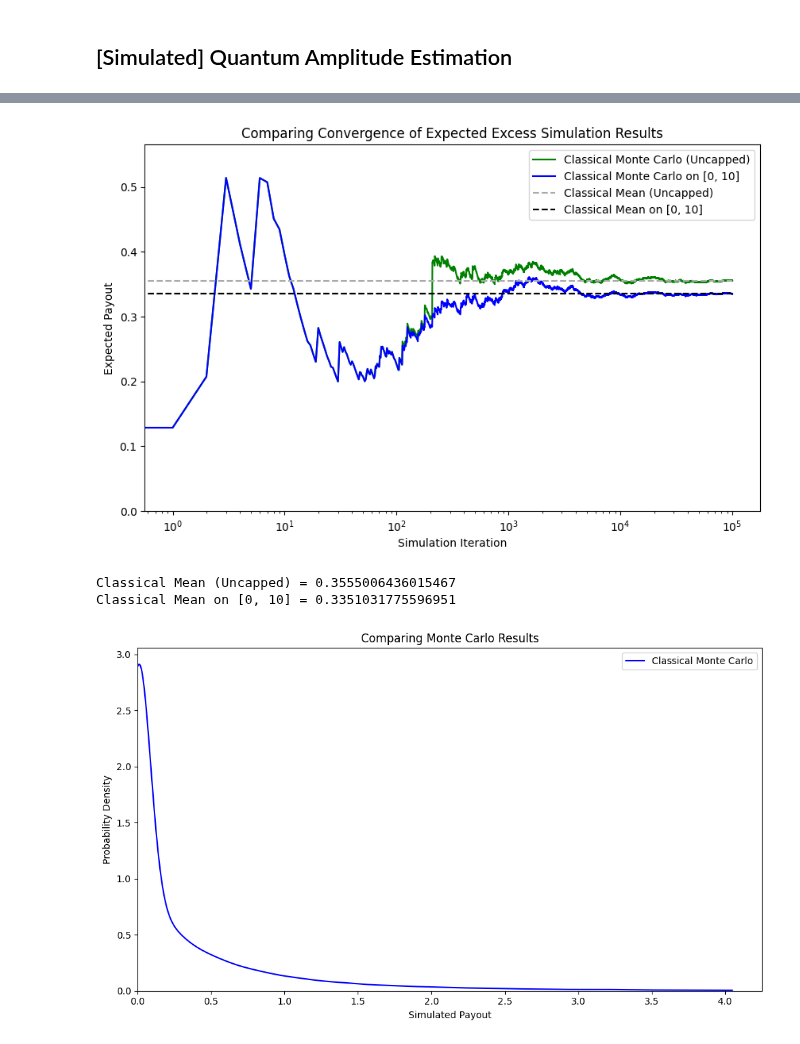
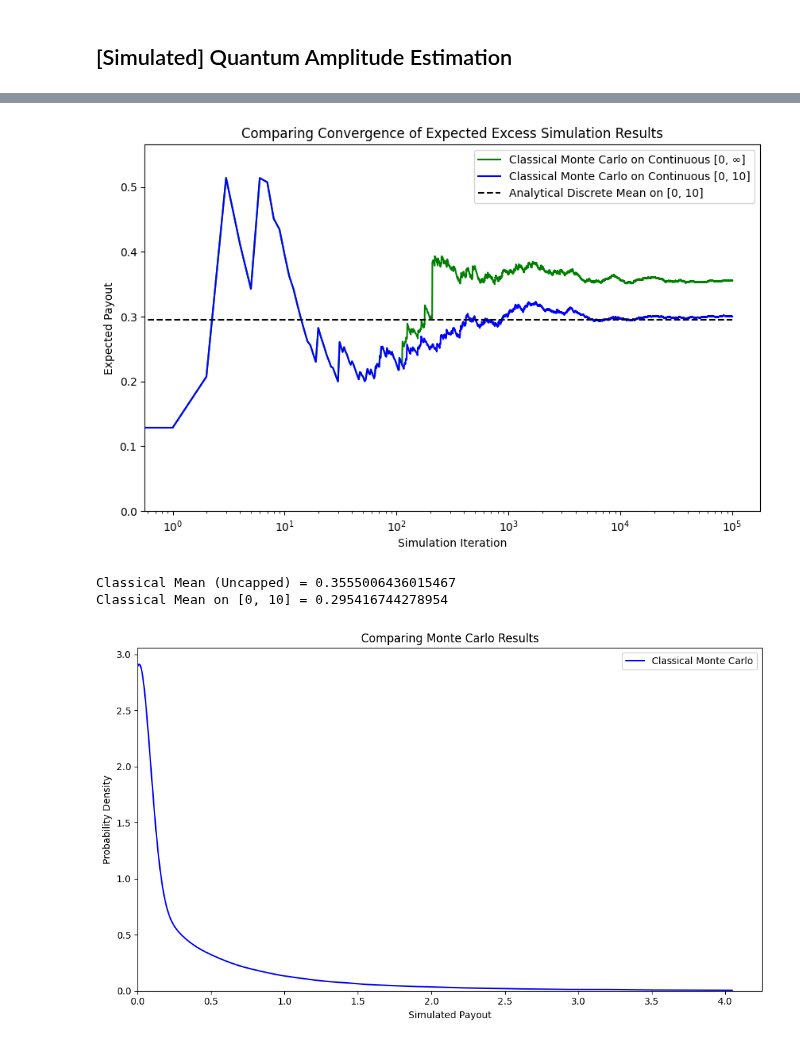
Before and after one commit to AlexFiliakov/knowledge-pricing, a Jupyter notebook: Quantum Excess Evaluation Algorithm.ipynb, the cells around one changed output, grey strips where cells are left out. Cells and saved outputs as stored; diff of their text form; code cells hidden in the pictures.

Commit message:
debugged the state prep, but still not getting payout

```diff
--- a/Quantum Excess Evaluation Algorithm.ipynb
+++ b/Quantum Excess Evaluation Algorithm.ipynb
@@ -488,27 +572,37 @@ QAE payout (from CI mean): -0.784671
 # %%
-import scipy.stats as stats
+cmc_samples = 100_000  # Number of samples for CMC
 
-np.random.seed(42)  # For reproducibility
-
-cmc_samples = 100_000
-
+# Set up results arrays
+# These will store the payout results for each simulation
 cmc_results = np.zeros(cmc_samples)
 cmc_results_0_10 = np.zeros(cmc_samples)
+
+# Use the same random state for full and truncated lognormals
+# This creates a visual consistency in the plots
+random_state = 42  # For reproducibility
+
+# Simulate from the full lognormal distribution [0, ∞]
+np.random.seed(random_state)
 for i in range(cmc_samples):
     # Sample lognormal
-    lnorm = stats.lognorm.rvs(σ, loc=0, scale=np.exp(μ))
+    lnorm = lognorm.rvs(σ, loc=0, scale=np.exp(μ))
 
     # Calculate payout
-    payout = 0 if lnorm <= 1 else coins * (lnorm - deductible)
+    payout = 0 if lnorm <= 1 else (1 - coins) * (lnorm - deductible)
 
     # Store the results
     cmc_results[i] = payout
 
-    # Calculate clipped payout on [0, 10]
-    lnorm_0_10 = lnorm if lnorm <= 10 else 10
-    payout_0_10 = 0 if lnorm_0_10 <= 1 else coins * (lnorm_0_10 - deductible)
+# Simulate truncated lognormal on [0, 10]
+np.random.seed(random_state)
+for i in range(cmc_samples):
+    # Sample truncated lognormal on [0, 10]
+    lnorm_0_10 = np.inf
+    while lnorm_0_10 > 10:
+        lnorm_0_10 = lognorm.rvs(σ, loc=0, scale=np.exp(μ))
+
+    # Calculate truncated payout on [0, 10]
+    payout_0_10 = 0 if lnorm_0_10 <= 1 else (1 - coins) * (lnorm_0_10 - deductible)
+
+    # Store the results
     cmc_results_0_10[i] = payout_0_10
-
-# Calculate discrete payout
-payout_discrete = coins * np.sum(np.maximum(mid_x_vals - deductible, 0) * probabilities)
-payout_discrete
@@ -617,29 +609,28 @@ probabilities, mid_x_vals, step = lognormal_loss_discretized(domain_min, domain_
 # %%
 cmc_running_mean = np.cumsum(cmc_results) / np.arange(1, len(cmc_results) + 1)
 cmc_running_mean_0_10 = np.cumsum(cmc_results_0_10) / np.arange(1, len(cmc_results_0_10) + 1)
 cmc_x = range(cmc_samples)
 
 # Plot the results
 plt.figure(figsize=(10, 6)) #, dpi=300)
-plt.plot(cmc_x, cmc_running_mean, 'g-', label='Classical Monte Carlo (Uncapped)')
-plt.plot(cmc_x, cmc_running_mean_0_10, 'b-', label='Classical Monte Carlo on [0, 10]')
+plt.plot(cmc_x, cmc_running_mean, 'g-', label='Classical Monte Carlo on Continuous [0, ∞]')
+plt.plot(cmc_x, cmc_running_mean_0_10, 'b-', label='Classical Monte Carlo on Continuous [0, 10]')
 # plt.plot(df_conv["shots"], df_conv["expected_payment"], 'r-', label='Quantum Monte Carlo on [0, 10]')
-plt.hlines(y=cmc_running_mean[-1], xmin=0, xmax=cmc_samples, color='#aaaaaa', linestyle='--', label='Classical Mean (Uncapped)')
-plt.hlines(y=cmc_running_mean_0_10[-1], xmin=0, xmax=cmc_samples, color='k', linestyle='--', label='Classical Mean on [0, 10]')
+plt.hlines(y=expected_payout, xmin=0, xmax=cmc_samples, color='k', linestyle='--', label='Analytical Discrete Mean on [0, 10]')
 plt.legend(loc='best')
 plt.title('Comparing Convergence of Expected Excess Simulation Results')
 plt.xlabel('Simulation Iteration')
 plt.ylabel('Expected Payout')
 plt.ylim(0, 1.1 * max(np.max(cmc_running_mean), np.max(cmc_running_mean_0_10)))
 plt.xscale('log', base=10)
 plt.axis([0, None, 0, None])
 plt.show()
 # %% [output]
-[figure, old version]
+[figure, new version]
 # %%
 print(f"Classical Mean (Uncapped) = {cmc_running_mean[-1]}")
-print(f"Classical Mean on [0, 10] = {cmc_running_mean_0_10[-1]}")
+print(f"Classical Mean on [0, 10] = {expected_payout}")
 # %% [output]
 Classical Mean (Uncapped) = 0.3555006436015467
-Classical Mean on [0, 10] = 0.3351031775596951
+Classical Mean on [0, 10] = 0.295416744278954
 # %%
```
Also changed, not shown: parts of 12 cells of this notebook.
